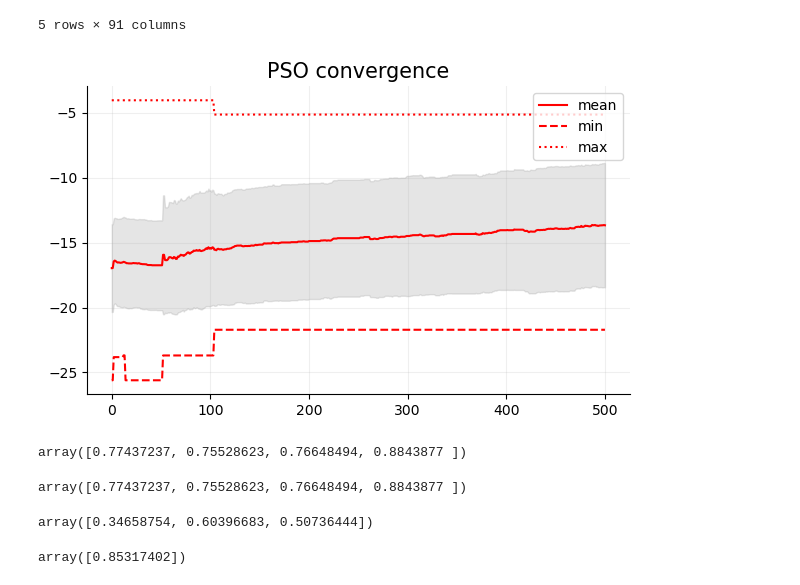
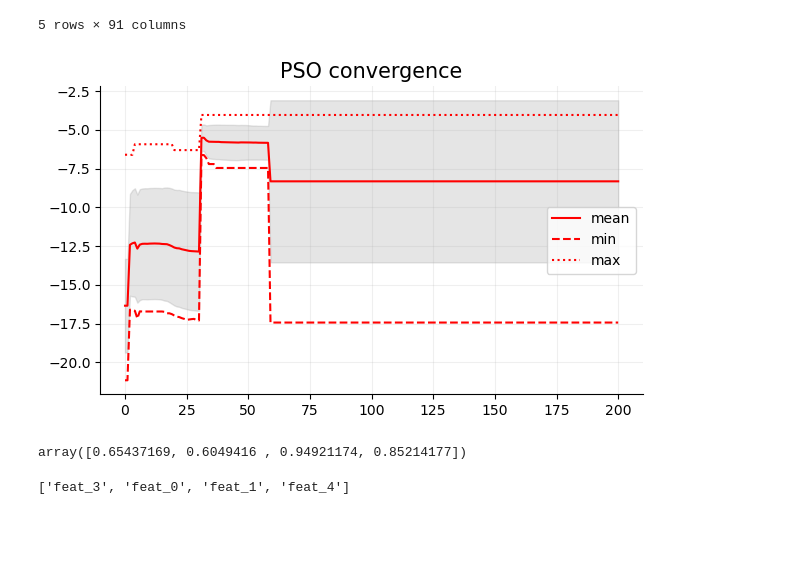
Before and after one commit to FernandoGaGu/pywinEA2, a Jupyter notebook: examples/notebook/Example 2. Feature selection.ipynb, the cells around one changed output. Saved outputs shown, nothing was run; the diff lists cells and outputs as text; code cells hidden in the pictures; blank space fills up the shorter version.

Commit message:
Solved a bug in the VLPSO and implemented a new CLPSO update mechanism

```diff
--- a/examples/notebook/Example 2. Feature selection.ipynb
+++ b/examples/notebook/Example 2. Feature selection.ipynb
@@ -43,10 +28,10 @@ SEED = 1997
 def getDataset() -> pd.DataFrame:
     """ Create the testing dataset """
     X, y = datasets.make_friedman1(
-        n_samples=N_SAMPLES,
-        n_features=N_FEATURES,
-        noise=NOISE,
-        random_state=SEED)
+        n_samples=200,
+        n_features=90,
+        noise=0.5,
+        random_state=1997)
 
     X = pd.DataFrame(X, columns=['feat_{}'.format(f) for f in range(X.shape[1])])
     y = pd.DataFrame(y, columns=['target'])
@@ -98,4 +97,32 @@ particles = pea.pso.vlpso(
+# %%
+report2, features = pea.pso.vlpso(
+    population_size=100,
+    num_population_div=5,
+    fitness_function=fitness_function,
+    max_iterations=200,
+    rank_function='pearsonCorrImportance',
+    alpha=10,
+    beta=25,
+    pso_evaluation='binary',
+    pso_evaluation_kw=dict(
+        invert_objective=True,
+        threshold=0.5,
+        n_jobs=15
+    ),
+    pso_reference_update='simple',
+    particle_update_kw=dict(
+        inertia=0.2,
+        acc_const1=0.2,
+        acc_const2=0.1,
+        clip_values=(0, 1)
+    ),
+    particle_init_position='random',
+    particle_init_speed='random',
+    report=pea.pso.PSOReport(['min', 'max', 'mean', 'std']),
+    verbose=True,
+    seed=1997
+)
 # %%
-particles[0].displayConvergence()
+report2[0].displayConvergence()
 # %% [output]
-[figure, old version]
+[figure, new version]
@@ -102,16 +131,8 @@ particles[0].displayConvergence()
 # %%
-particles[0].particles[0].gbest
+report2[0].particles[0].gbest
 # %% [output]
-array([0.77437237, 0.75528623, 0.76648494, 0.8843877 ])
+array([0.65437169, 0.6049416 , 0.94921174, 0.85214177])
 # %%
-particles[0].particles[199].gbest
+report2[1][:len(report2[0].particles[0].gbest)]
 # %% [output]
-array([0.77437237, 0.75528623, 0.76648494, 0.8843877 ])
+['feat_3', 'feat_0', 'feat_1', 'feat_4']
-# %%
-particles[0].particles[199].pbest
-# %% [output]
-array([0.34658754, 0.60396683, 0.50736444])
-# %%
-particles[0].particles[0].pbest
-# %% [output]
-array([0.85317402])
```
Also changed, not shown: parts of 13 cells of this notebook, 4 other files.
